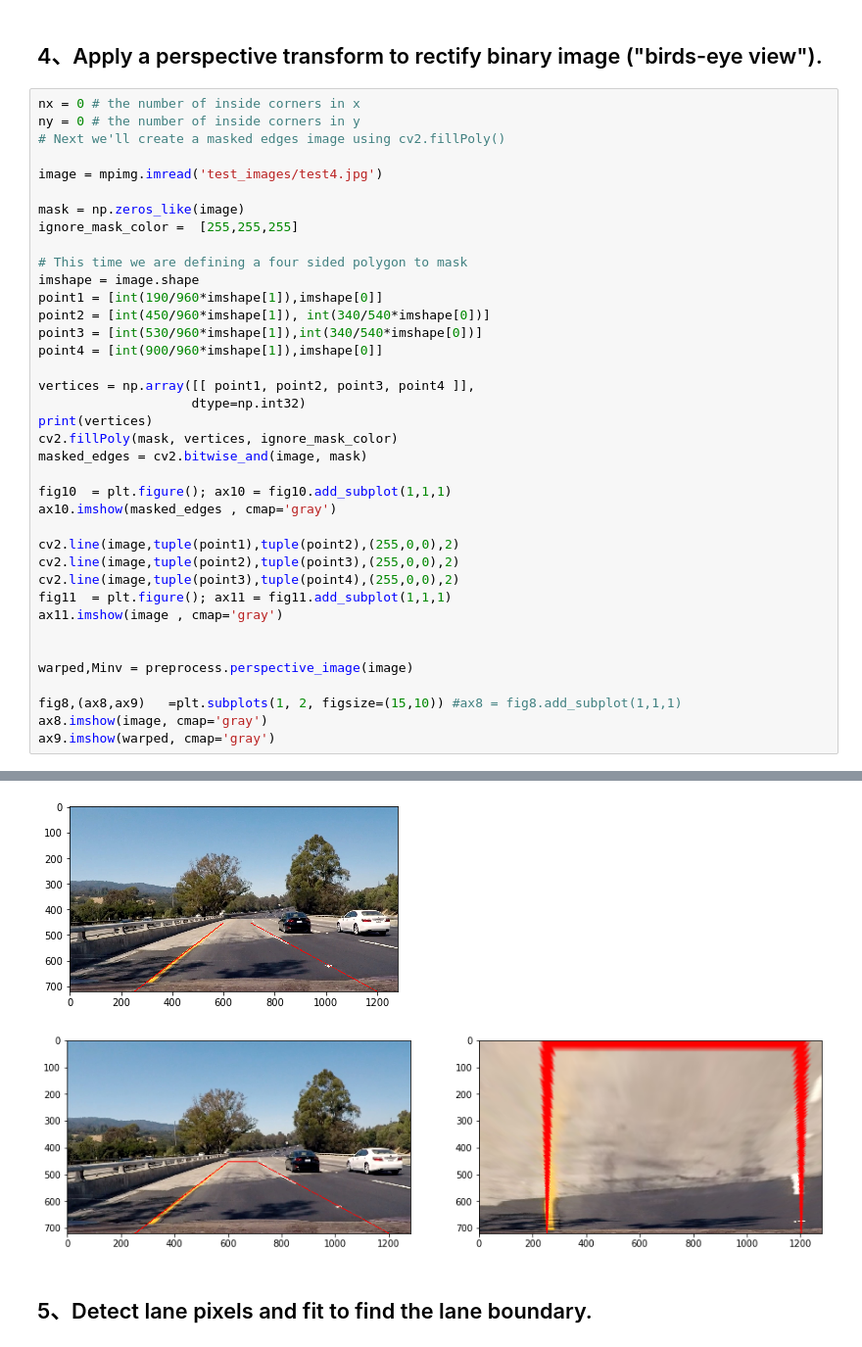
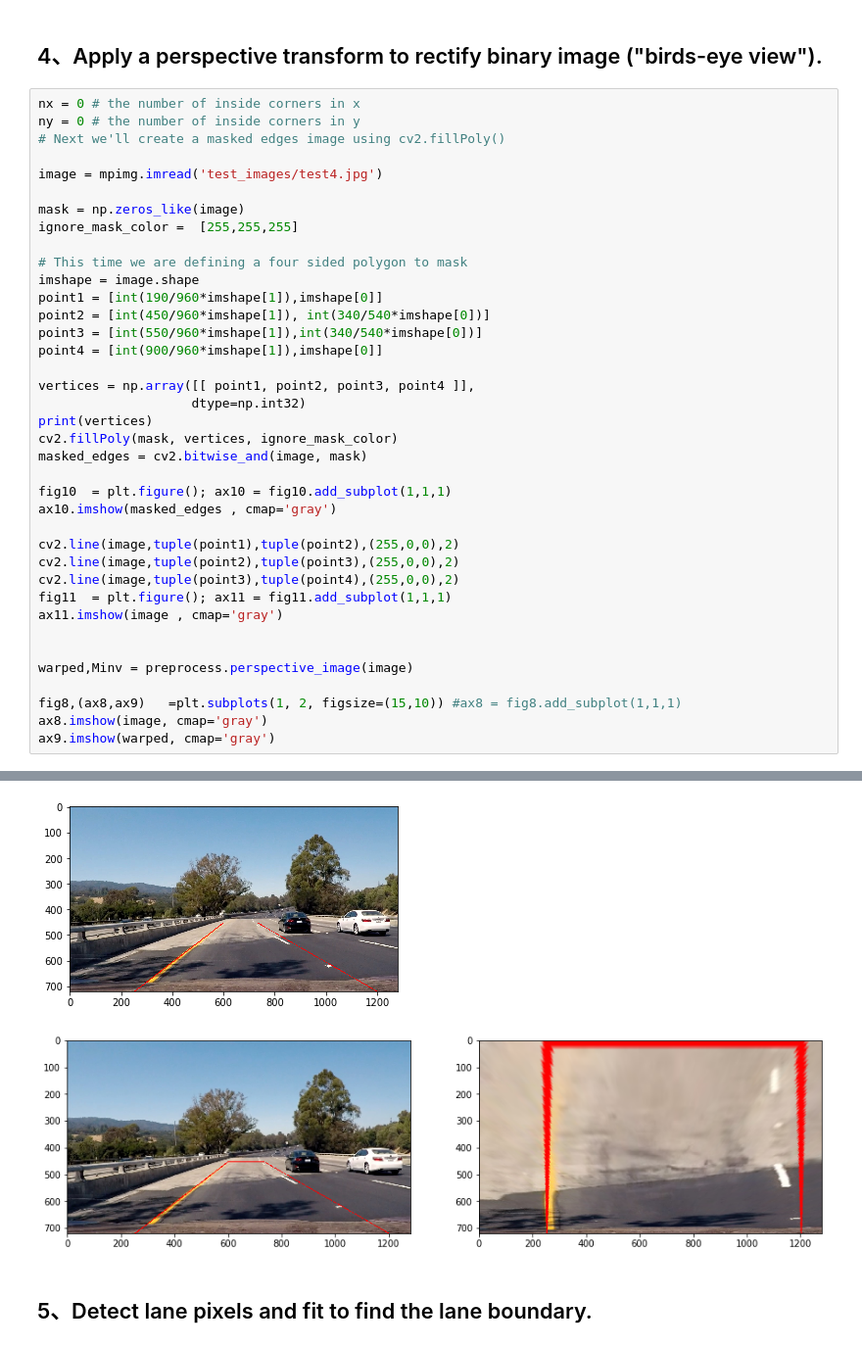
Before and after one commit to qiqika/CarND-Advanced-Lane-Lines-master_my, a Jupyter notebook: example-Copy1.ipynb, the cells around one changed output, grey strips where cells are left out. Shown at 98% size. Drawn from its saved outputs; the diff is of its cells as text.

```diff
--- a/example-Copy1.ipynb
+++ b/example-Copy1.ipynb
@@ -152,7 +160,7 @@ ignore_mask_color =  [255,255,255]
 imshape = image.shape
 point1 = [int(190/960*imshape[1]),imshape[0]]
 point2 = [int(450/960*imshape[1]), int(340/540*imshape[0])]
-point3 = [int(530/960*imshape[1]),int(340/540*imshape[0])]
+point3 = [int(550/960*imshape[1]),int(340/540*imshape[0])]
 point4 = [int(900/960*imshape[1]),imshape[0]]
 
 vertices = np.array([[ point1, point2, point3, point4 ]],
@@ -183,8 +191,8 @@ ax9.imshow(warped, cmap='gray')
   [1200  720]]]
 <matplotlib.image.AxesImage at 0x...>
 [figure]
 [figure]
-[figure, old version]
+[figure, new version]
 # %% [markdown]
 ## 5、Detect lane pixels and fit to find the lane boundary.
 # %%
```
Also changed, not shown: parts of 9 cells of this notebook, 4 other files.
